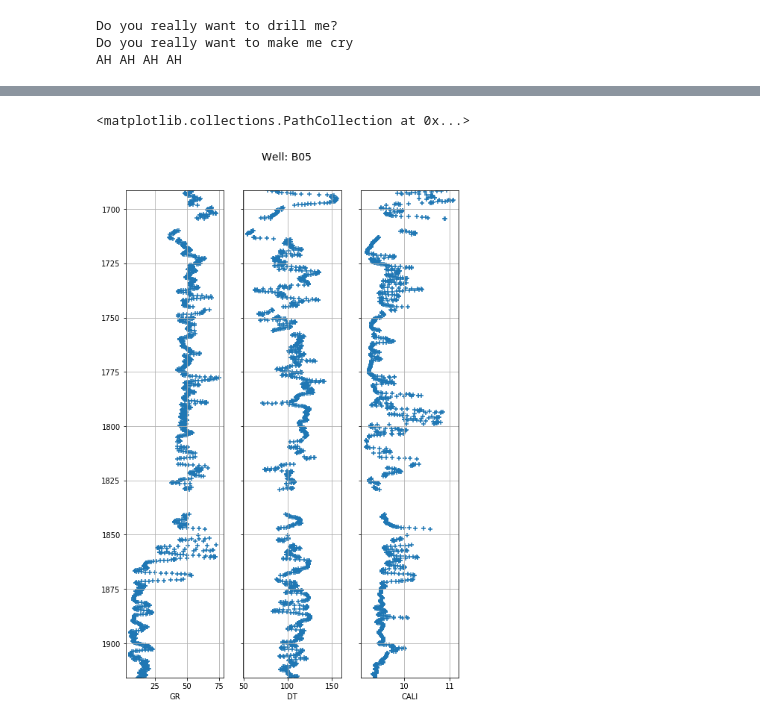
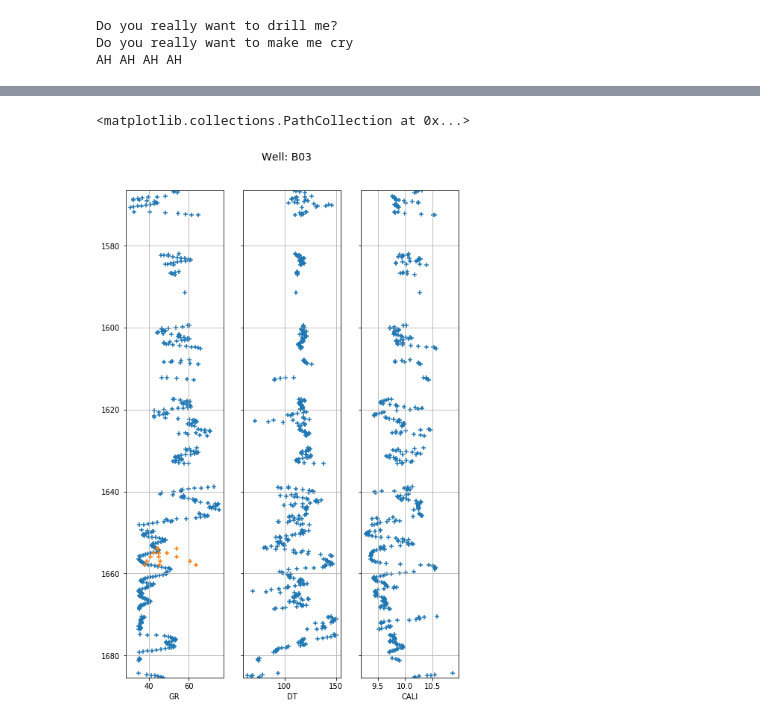
Before and after one commit to connortann/mystic-bit, a Jupyter notebook: notebooks/CT_4_uncertainty.ipynb, the cells around one changed output, grey strips where cells are left out. Saved outputs shown, nothing was run; the diff lists cells and outputs as text; code cells hidden in the pictures.

```diff
--- a/notebooks/CT_4_uncertainty.ipynb
+++ b/notebooks/CT_4_uncertainty.ipynb
@@ -23,7 +24,7 @@ AH AH AH AH
 # %%
 df_logs = munging.load_log_data()
 
-df_ml = munging.create_ml_dataframe(df_logs, feature_lags = range(10), label_lags = range(5))
+df_ml = munging.create_ml_dataframe(df_logs)
 
 df_ml_train, df_ml_test = ml.train_test_split(df_ml)
 # %% [output]
@@ -55,6 +56,6 @@ df_pred.head()
 # %%
 well_name = 'B03'
-bit_depth = 1569.0
+bit_depth = 1655.0
 tol = 50
 # %%
 predictions = munging.get_log_predictions(df_pred, well_name, bit_depth)
@@ -94,6 +101,6 @@ updated
 # %%
-f, ax = plots.make_log_plot(df_logs, 'B05')
+f, ax = plots.make_log_plot(df_logs, 'B03')
 ax[0].scatter(predictions['value'], predictions['TVDSS'], marker='+')
 # %% [output]
 <matplotlib.collections.PathCollection at 0x...>
-[figure, old version]
+[figure, new version]
```
Also changed, not shown: parts of 7 cells of this notebook, 1 other file.
